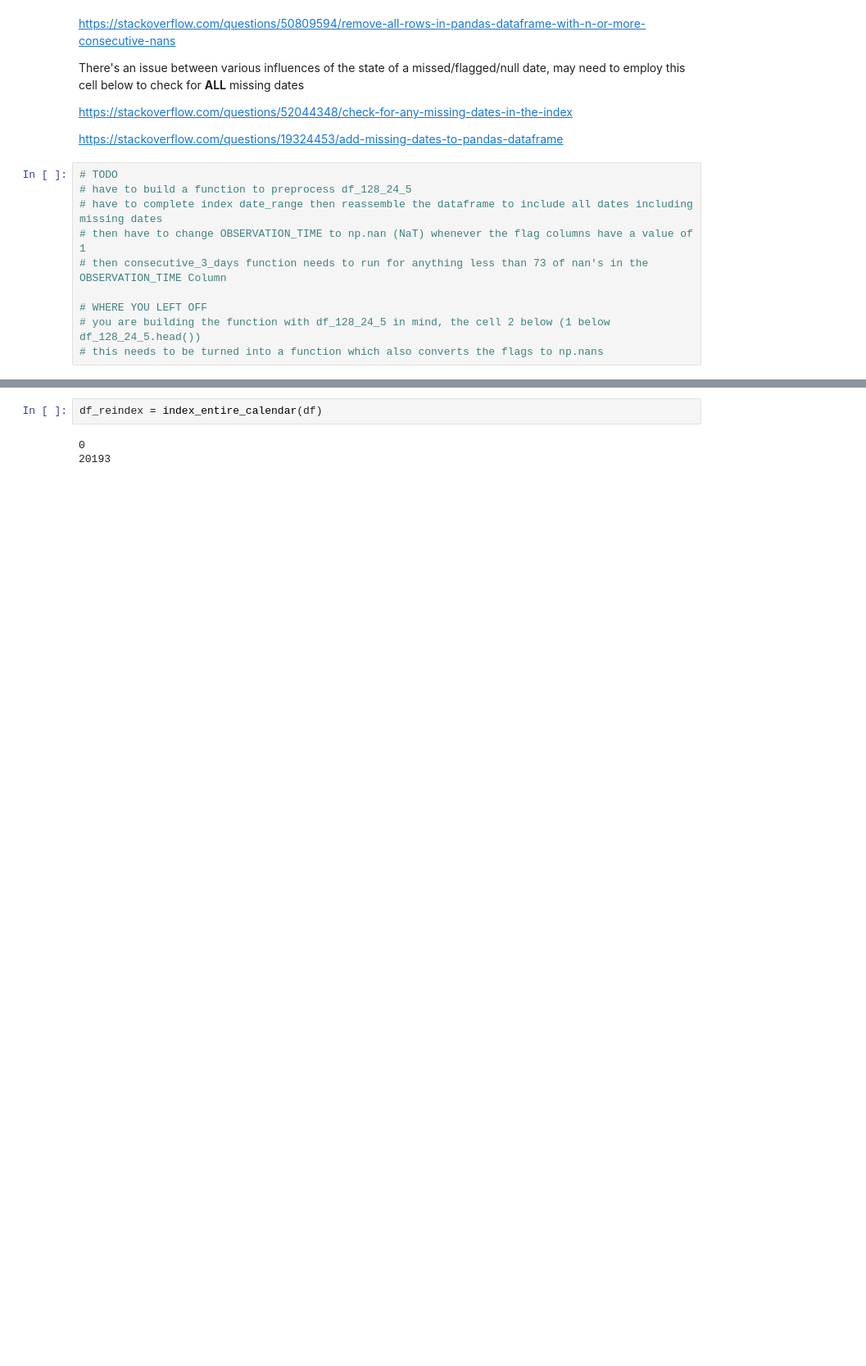
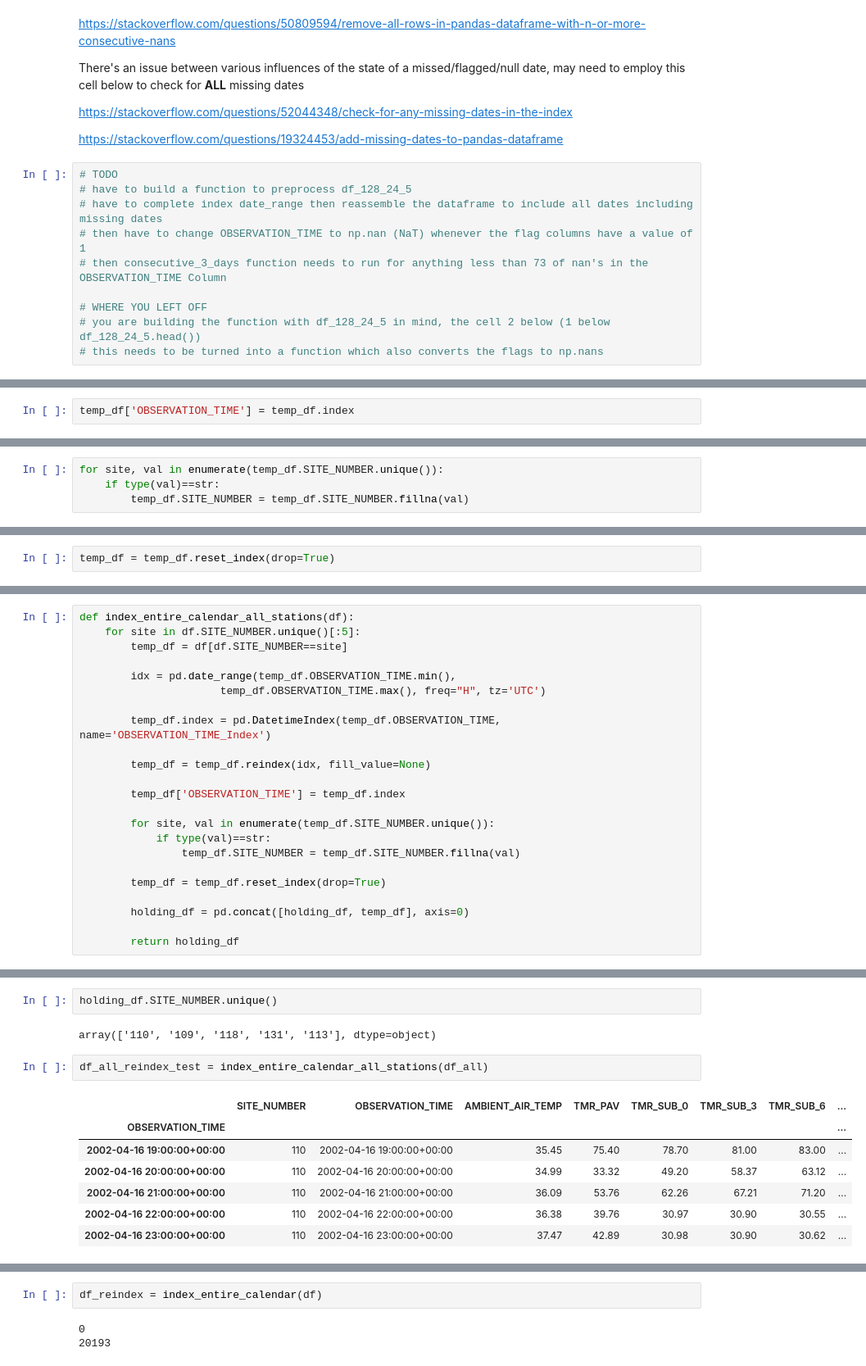
Before and after one commit to erikjamesmason/Temperature_Data_Probe_2, a Jupyter notebook: Temp_data_preprocess.ipynb, the cells around one changed output, grey strips where cells are left out. Shown: that part at 82% size. Drawn from its saved outputs; the diff is of its cells as text; blank space fills up the shorter version.

```diff
--- a/Temp_data_preprocess.ipynb
+++ b/Temp_data_preprocess.ipynb
@@ -153,0 +290,2 @@ https://stackoverflow.com/questions/19324453/add-missing-dates-to-pandas-datafra
+# %%
+temp_df['OBSERVATION_TIME'] = temp_df.index
@@ -153,0 +309,4 @@ https://stackoverflow.com/questions/19324453/add-missing-dates-to-pandas-datafra
+# %%
+for site, val in enumerate(temp_df.SITE_NUMBER.unique()):
+    if type(val)==str:
+        temp_df.SITE_NUMBER = temp_df.SITE_NUMBER.fillna(val)
@@ -153,0 +326,2 @@ https://stackoverflow.com/questions/19324453/add-missing-dates-to-pandas-datafra
+# %%
+temp_df = temp_df.reset_index(drop=True)
@@ -153,0 +339,23 @@ https://stackoverflow.com/questions/19324453/add-missing-dates-to-pandas-datafra
+# %%
+def index_entire_calendar_all_stations(df):
+    for site in df.SITE_NUMBER.unique()[:5]:
+        temp_df = df[df.SITE_NUMBER==site]
+
+        idx = pd.date_range(temp_df.OBSERVATION_TIME.min(),
+                      temp_df.OBSERVATION_TIME.max(), freq="H", tz='UTC')
+
+        temp_df.index = pd.DatetimeIndex(temp_df.OBSERVATION_TIME, name='OBSERVATION_TIME_Index')
+
+        temp_df = temp_df.reindex(idx, fill_value=None)
+
+        temp_df['OBSERVATION_TIME'] = temp_df.index
+
+        for site, val in enumerate(temp_df.SITE_NUMBER.unique()):
+            if type(val)==str:
+                temp_df.SITE_NUMBER = temp_df.SITE_NUMBER.fillna(val)
+
+        temp_df = temp_df.reset_index(drop=True)
+
+        holding_df = pd.concat([holding_df, temp_df], axis=0)
+
+        return holding_df
@@ -153,0 +371,14 @@ https://stackoverflow.com/questions/19324453/add-missing-dates-to-pandas-datafra
+# %%
+holding_df.SITE_NUMBER.unique()
+# %% [output]
+array(['110', '109', '118', '131', '113'], dtype=object)
+# %%
+df_all_reindex_test = index_entire_calendar_all_stations(df_all)
+# %% [output]
+|  | SITE_NUMBER | OBSERVATION_TIME | AMBIENT_AIR_TEMP | TMR_PAV | TMR_SUB_0 | TMR_SUB_3 | TMR_SUB_6 | ... |
+| OBSERVATION_TIME |  |  |  |  |  |  |  | ... |
+| 2002-04-16 19:00:00+00:00 | 110 | 2002-04-16 19:00:00+00:00 | 35.45 | 75.40 | 78.70 | 81.00 | 83.00 | ... |
+| 2002-04-16 20:00:00+00:00 | 110 | 2002-04-16 20:00:00+00:00 | 34.99 | 33.32 | 49.20 | 58.37 | 63.12 | ... |
+| 2002-04-16 21:00:00+00:00 | 110 | 2002-04-16 21:00:00+00:00 | 36.09 | 53.76 | 62.26 | 67.21 | 71.20 | ... |
+| 2002-04-16 22:00:00+00:00 | 110 | 2002-04-16 22:00:00+00:00 | 36.38 | 39.76 | 30.97 | 30.90 | 30.55 | ... |
+| 2002-04-16 23:00:00+00:00 | 110 | 2002-04-16 23:00:00+00:00 | 37.47 | 42.89 | 30.98 | 30.90 | 30.62 | ... |
```
Also changed, not shown: parts of 34 cells of this notebook, 2 other files.
